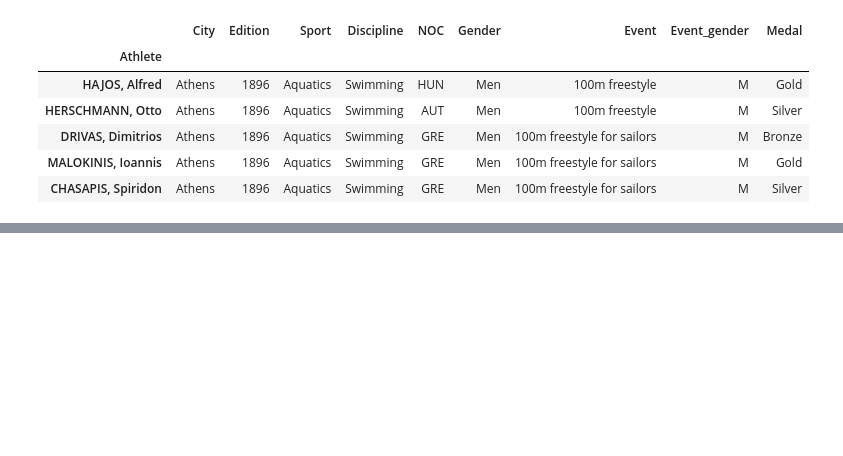
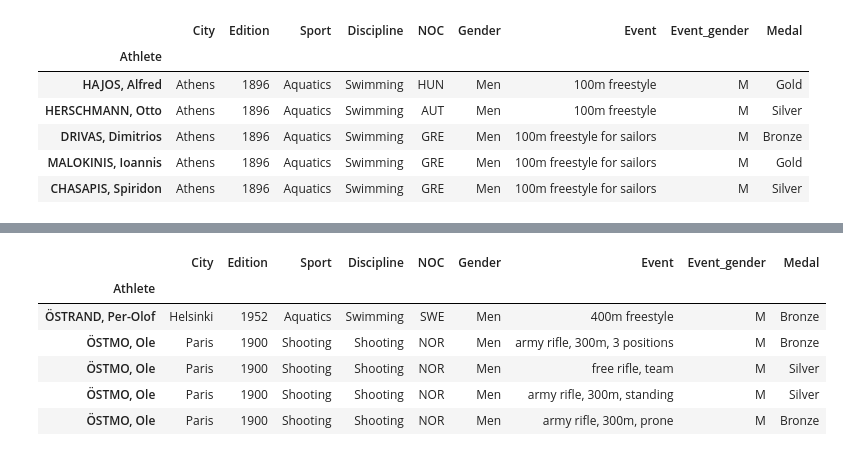
Before and after one commit to cidones/pandas-training, a Jupyter notebook: pandas-training.ipynb, the cells around one changed output, grey strips where cells are left out. Drawn from its saved outputs; the diff is of its cells as text; code cells hidden in the pictures; blank space fills up the shorter version.

```diff
--- a/pandas-training.ipynb
+++ b/pandas-training.ipynb
@@ -386,0 +447,11 @@ ath.head()
+# %%
+ath.sort_index(inplace=True, ascending=False)
+ath.head()
+# %% [output]
+|  | City | Edition | Sport | Discipline | NOC | Gender | Event | Event_gender | Medal |
+| Athlete |  |  |  |  |  |  |  |  |  |
+| ÖSTRAND, Per-Olof | Helsinki | 1952 | Aquatics | Swimming | SWE | Men | 400m freestyle | M | Bronze |
+| ÖSTMO, Ole | Paris | 1900 | Shooting | Shooting | NOR | Men | army rifle, 300m, 3 positions | M | Bronze |
+| ÖSTMO, Ole | Paris | 1900 | Shooting | Shooting | NOR | Men | free rifle, team | M | Silver |
+| ÖSTMO, Ole | Paris | 1900 | Shooting | Shooting | NOR | Men | army rifle, 300m, standing | M | Silver |
+| ÖSTMO, Ole | Paris | 1900 | Shooting | Shooting | NOR | Men | army rifle, 300m, prone | M | Bronze |
```
Also changed, not shown: parts of 10 cells of this notebook.
